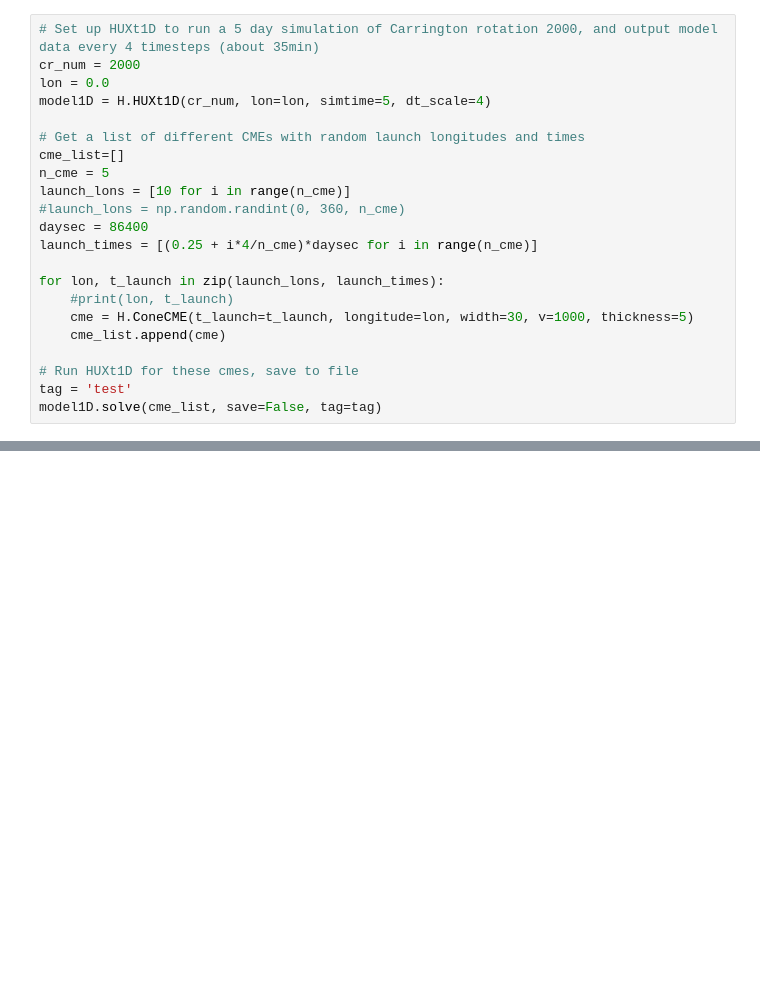
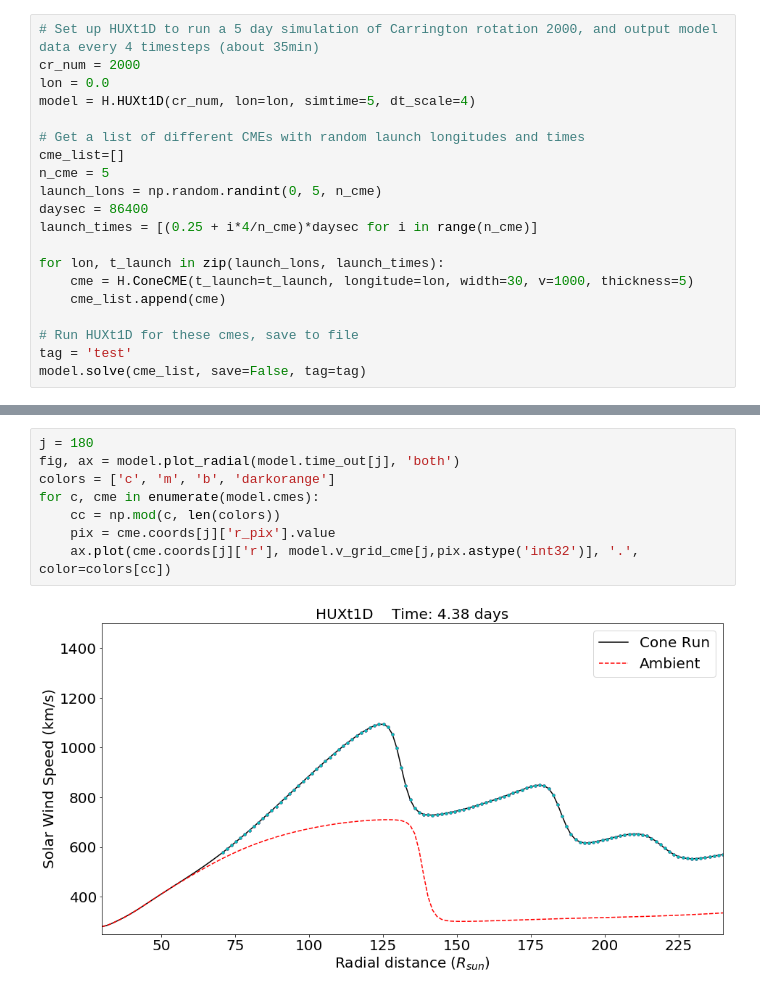
Before and after one commit to University-of-Reading-Space-Science/HUXt, a Jupyter notebook: code/HUXt_example.ipynb, the cells around one changed output, grey strips where cells are left out. Cells and saved outputs as stored; diff of their text form; blank space fills up the shorter version.

Commit message:
Added in the CME tracker for 1D. Need up update save, load, and plotting functions.

```diff
--- a/code/HUXt_example.ipynb
+++ b/code/HUXt_example.ipynb
@@ -9,21 +10,19 @@ import HUXt as H
 # Set up HUXt1D to run a 5 day simulation of Carrington rotation 2000, and output model data every 4 timesteps (about 35min)
 cr_num = 2000
 lon = 0.0
-model1D = H.HUXt1D(cr_num, lon=lon, simtime=5, dt_scale=4)
+model = H.HUXt1D(cr_num, lon=lon, simtime=5, dt_scale=4)
 
 # Get a list of different CMEs with random launch longitudes and times
 cme_list=[]
 n_cme = 5
-launch_lons = [10 for i in range(n_cme)]
-#launch_lons = np.random.randint(0, 360, n_cme)
+launch_lons = np.random.randint(0, 5, n_cme)
 daysec = 86400
 launch_times = [(0.25 + i*4/n_cme)*daysec for i in range(n_cme)]
 
 for lon, t_launch in zip(launch_lons, launch_times):
-    #print(lon, t_launch)
     cme = H.ConeCME(t_launch=t_launch, longitude=lon, width=30, v=1000, thickness=5)
     cme_list.append(cme)
 
 # Run HUXt1D for these cmes, save to file
 tag = 'test'
-model1D.solve(cme_list, save=False, tag=tag)
+model.solve(cme_list, save=False, tag=tag)
@@ -72,0 +29,10 @@ fig.subplots_adjust(left=0.05, bottom=0.05, right=0.95, top=0.95, wspace=0.025)
+# %%
+j = 180
+fig, ax = model.plot_radial(model.time_out[j], 'both')
+colors = ['c', 'm', 'b', 'darkorange']
+for c, cme in enumerate(model.cmes):
+    cc = np.mod(c, len(colors))
+    pix = cme.coords[j]['r_pix'].value
+    ax.plot(cme.coords[j]['r'], model.v_grid_cme[j,pix.astype('int32')], '.', color=colors[cc])
+# %% [output]
+[figure, added]
```
Also changed, not shown: parts of 5 cells of this notebook, 1 other file.
